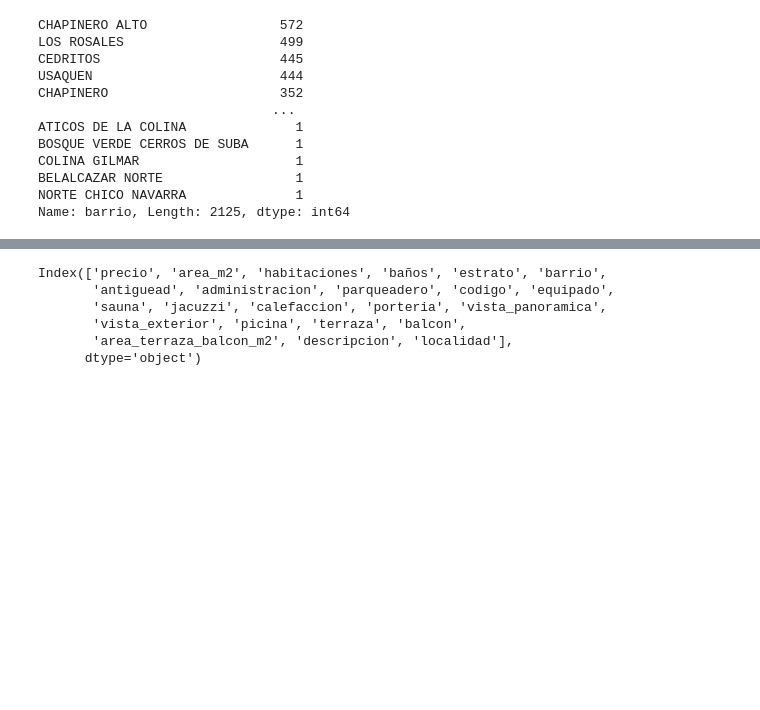
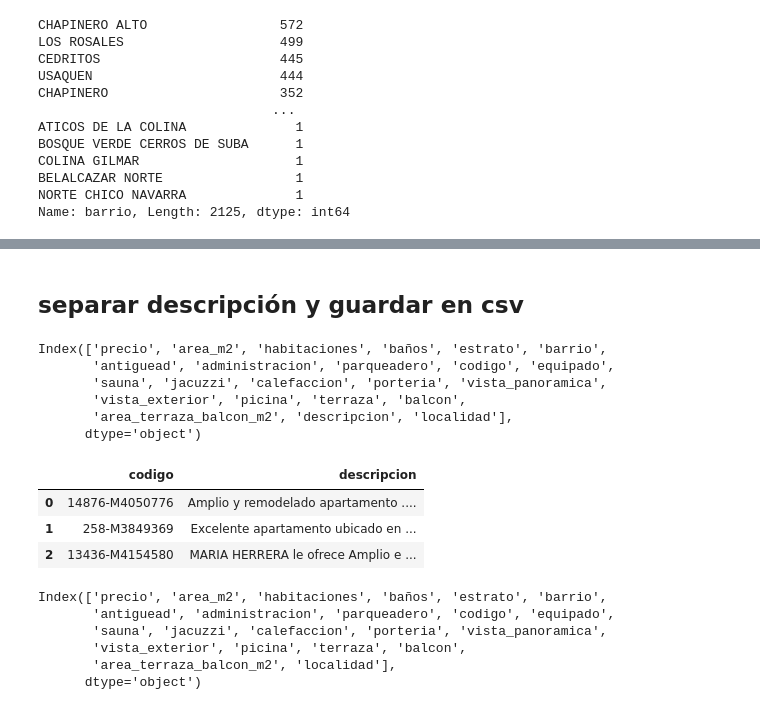
Before and after one commit to builker-col/bogota-apartments, a Jupyter notebook: notebooks/clean/data.ipynb, the cells around one changed output, grey strips where cells are left out. Saved outputs shown, nothing was run; the diff lists cells and outputs as text; code cells hidden in the pictures; blank space fills up the shorter version.

```diff
--- a/notebooks/clean/data.ipynb
+++ b/notebooks/clean/data.ipynb
@@ -412,6 +404,8 @@ MARTIRES                48
 TUNJUELITO              34
 ANTONIO NARIÑO          29
 Name: localidad, dtype: int64
+# %% [markdown]
+## separar descripción y guardar en csv
 # %%
 del df['query']
 # %%
@@ -423,3 +417,11 @@ Index(['precio', 'area_m2', 'habitaciones', 'baños', 'estrato', 'barrio',
        'vista_exterior', 'picina', 'terraza', 'balcon',
        'area_terraza_balcon_m2', 'descripcion', 'localidad'],
       dtype='object')
+# %%
+df_descripcion = df[['codigo', 'descripcion']]
+df_descripcion.head(3)
+# %% [output]
+|  | codigo | descripcion |
+| 0 | 14876-M4050776 | Amplio y remodelado apartamento .... |
+| 1 | 258-M3849369 | Excelente apartamento ubicado en ... |
+| 2 | 13436-M4154580 | MARIA HERRERA le ofrece Amplio e ... |
@@ -426,3 +432,12 @@ Index(['precio', 'area_m2', 'habitaciones', 'baños', 'estrato', 'barrio',
+# %%
+df.columns
+# %% [output]
+Index(['precio', 'area_m2', 'habitaciones', 'baños', 'estrato', 'barrio',
+       'antiguead', 'administracion', 'parqueadero', 'codigo', 'equipado',
+       'sauna', 'jacuzzi', 'calefaccion', 'porteria', 'vista_panoramica',
+       'vista_exterior', 'picina', 'terraza', 'balcon',
+       'area_terraza_balcon_m2', 'localidad'],
+      dtype='object')
 # %%
 df.shape
 # %% [output]
```
Also changed, not shown: parts of 8 cells of this notebook.
